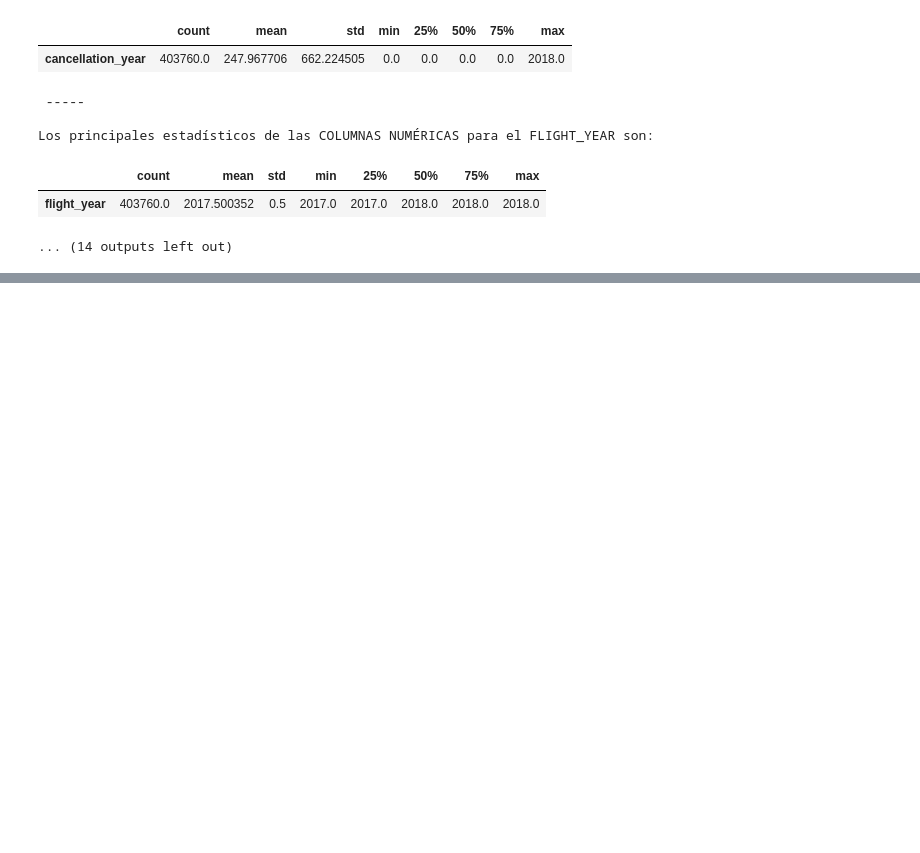
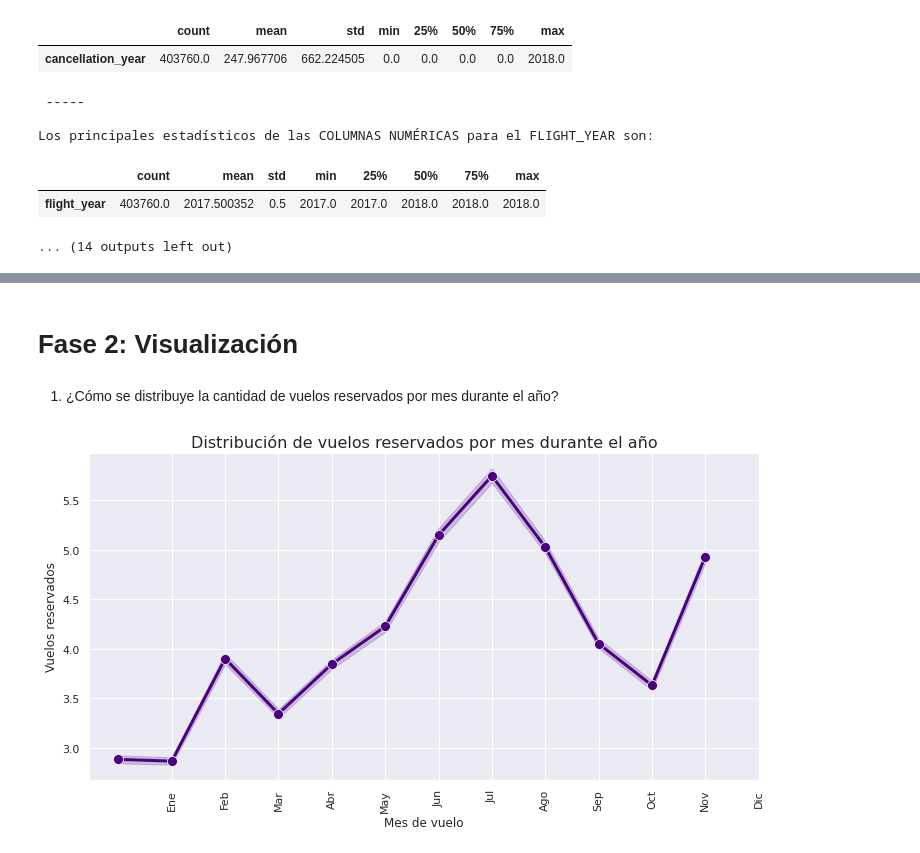
Before and after one commit to Adalab/bda-modulo-3-evaluacion-final-lmoraromero, a Jupyter notebook: evaluacion_final.ipynb, the cells around one changed output, grey strips where cells are left out. Saved outputs shown, nothing was run; the diff lists cells and outputs as text; code cells hidden in the pictures; blank space fills up the shorter version.

Commit message:
add clean csv and first  graphics

```diff
--- a/evaluacion_final.ipynb
+++ b/evaluacion_final.ipynb
@@ -617,0 +762,39 @@ Los principales estadísticos de las COLUMNAS NUMÉRICAS para el FLIGHT_YEAR son
+# %% [markdown]
+# Fase 2: Visualización
+# %%
+df = pd.read_csv("files/customer.csv")
+# %%
+#Establecemos un estilo de fondo para todas las gráficas, para que estéticamente quede mejor
+
+sns.set_style("darkgrid")
+# %% [markdown]
+1. ¿Cómo se distribuye la cantidad de vuelos reservados por mes durante el año?
+# %%
+# Definimos el tamaño de la figura lo primero de todo
+plt.figure(figsize=(12, 6))
+
+# Realizamos un lineplot para mostrar la relación entre las variables mes de vuelo y vuelos reservados. El lineplot se utiliza para la relación entre dos variales continuas a lo largo de un eje, generalmente el tiempo.
+
+sns.lineplot(x="flight_month", y="flights_booked",
+            data=df,
+            color="indigo",
+            marker="o",
+            markersize=10,
+            linewidth=3)
+
+# Título del gráfico
+plt.title('Distribución de vuelos reservados por mes durante el año', fontsize=16)
+
+# Etiquetas personalizadas para el eje x
+meses = ['Ene', 'Feb', 'Mar', 'Abr', 'May', 'Jun', 'Jul', 'Ago', 'Sep', 'Oct', 'Nov', 'Dic']
+
+# Establecer las etiquetas y la rotación del eje x
+plt.xticks(range(1, 13), meses, rotation=90)
+
+# Nombre del eje x
+plt.xlabel("Mes de vuelo", fontsize=12)
+
+# Nombre del eje y
+plt.ylabel("Vuelos reservados", fontsize=12);
+# %% [output]
+[figure, added]
```
Also changed, not shown: parts of 22 cells of this notebook, 1 other file.
